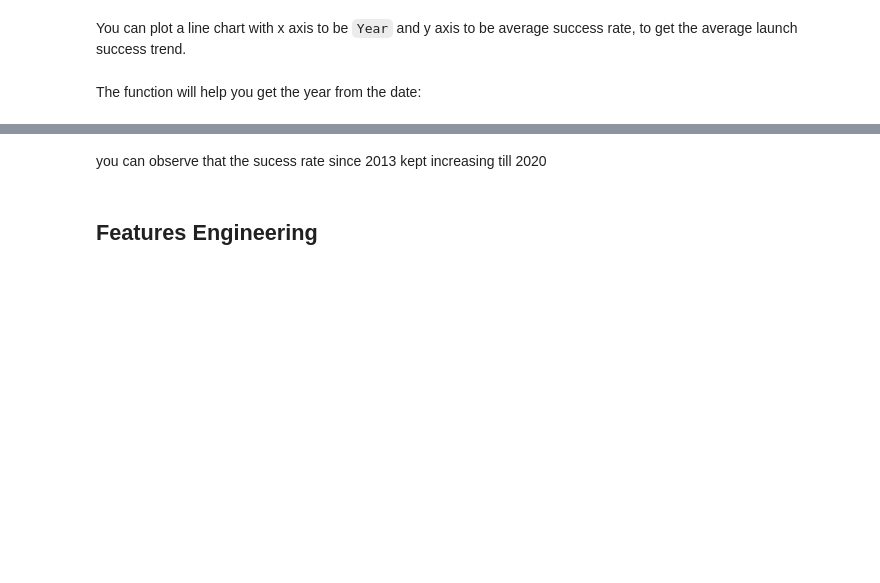
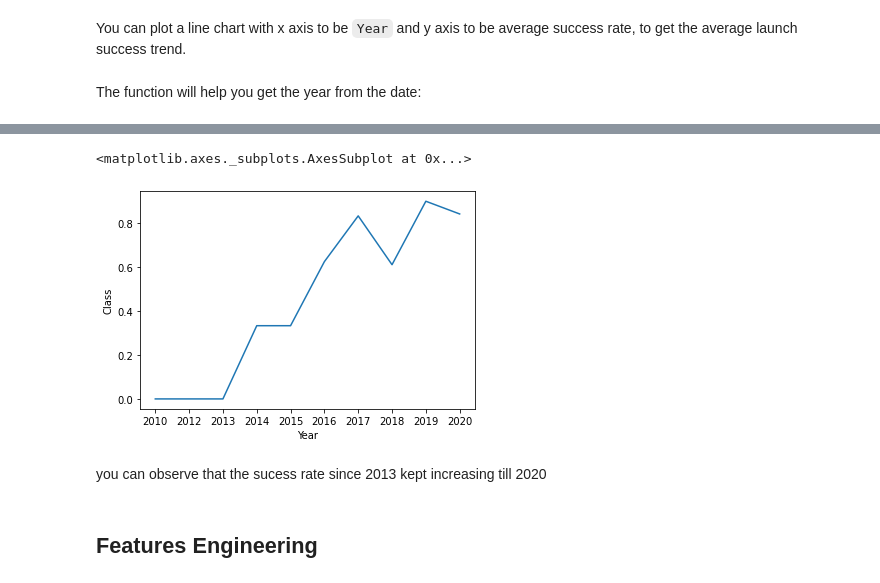
Before and after one commit to weisds/SpaceX_Analysis, a Jupyter notebook: jupyter_labs_eda_dataviz.ipynb, the cells around one changed output, grey strips where cells are left out. Drawn from its saved outputs; the diff is of its cells as text; code cells hidden in the pictures; blank space fills up the shorter version.

```diff
--- a/jupyter_labs_eda_dataviz.ipynb
+++ b/jupyter_labs_eda_dataviz.ipynb
@@ -174,3 +174,7 @@ def Extract_year(date):
 # %%
 # Plot a line chart with x axis to be the extracted year and y axis to be the success rate
 df['Year'] = Extract_year(df['Date'])
+# %%
+gb_year = df.groupby(by = 'Year').mean()
+gb_year = gb_year.reset_index()
+gb_year
@@ -177,3 +193,8 @@ df['Year'] = Extract_year(df['Date'])
+# %%
+sns.lineplot(data=gb_year, x="Year", y="Class")
+# %% [output]
+<matplotlib.axes._subplots.AxesSubplot at 0x...>
+[figure, added]
 # %% [markdown]
 you can observe that the sucess rate since 2013 kept increasing till 2020
 # %% [markdown]
```
Also changed, not shown: parts of 3 cells of this notebook.
